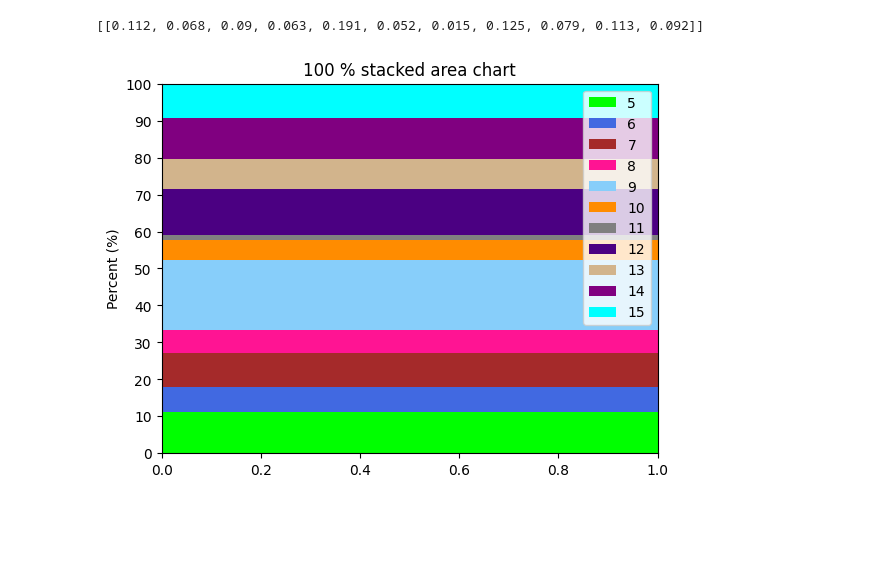
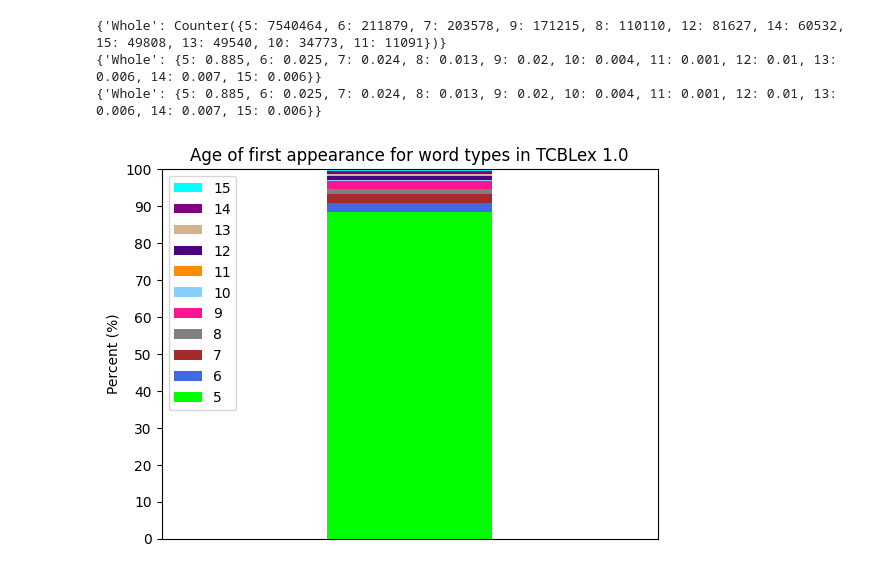
Before and after one commit to TurkuNLP/FCBLex-pipeline, a Jupyter notebook: Interpret_Outputs_xlsx.ipynb, the cells around one changed output. Cells and saved outputs as stored; diff of their text form; code cells hidden in the pictures; blank space fills up the shorter version.

```diff
--- a/Interpret_Outputs_xlsx.ipynb
+++ b/Interpret_Outputs_xlsx.ipynb
@@ -107,7 +165,7 @@ def formatStatisticalData(dfs, column: str, names):
 
     return returnable
 # %%
-temp = list(formatStatisticalData(dfs_groups, 'Lemma CD', SHEET_NAMES_GROUPS).values())
+temp = list(formatStatisticalData(dfs_groups, 'Lemma DP', SHEET_NAMES_GROUPS).values())
 #temp.sort()
 for i in temp:
     print(i)
@@ -164,8 +282,8 @@ plt.show()
 # %%
-aoa_proportions_groups = getAoAInfo(dfs_groups)
+aoa_proportions_groups = getAoAInfo(dfs_groups, False, True)
 test = [[aoa_proportions_groups[y][x] for x in range(5,16)] for y in aoa_proportions_groups]
-for t in test:
-    t.reverse()
+#for t in test:
+#    t.reverse()
 
 y = np.column_stack(test)
 x = range(0,3)
@@ -173,16 +291,19 @@ x = range(0,3)
 # Make new array consisting of fractions of column-totals,
 # using .astype(float) to avoid integer division
 percent = y /  y.sum(axis=0).astype(float) * 100
-
 fig = plt.figure()
 ax = fig.add_subplot(111)
+totals = np.zeros(len(x))
+for i in range(len(percent)):
+    current = [percent[i][y] for y in range(len(x))]
+    ax.bar(x, current, bottom=totals, color=PLOT_COLORS[i])
+    totals = np.add(totals, current)
 
-ax.stackplot(x, percent, labels=PLOT_AGES, colors=PLOT_COLORS)
-ax.set_title('100 % stacked area chart')
+
+ax.set_title('Age of first appearance for word types within age groups')
 ax.set_ylabel('Percent (%)')
 ax.margins(0, 0) # Set margins to avoid "whitespace"
 ax.set_xticks(x, labels=SHEET_NAMES_GROUPS)
 ax.set_yticks(range(0,110,10))
-ax.legend()
 plt.show()
 # %% [output]
@@ -190,26 +314,37 @@ plt.show()
 # %%
-aoa_proportions_whole = getAoAInfo(dfs_whole)
+aoa_proportions_whole = getAoAInfo(dfs_whole, True, True)
 test = [[aoa_proportions_whole[y][x] for x in range(5,16)] for y in aoa_proportions_whole]
 
-print(test)
-
 y = np.column_stack(test)
-x = range(0,2)
+x = range(0,1)
 
 # Make new array consisting of fractions of column-totals,
 # using .astype(float) to avoid integer division
 percent = y /  y.sum(axis=0).astype(float) * 100
 
 fig = plt.figure()
 ax = fig.add_subplot(111)
 
-ax.stackplot(x, percent, labels=PLOT_AGES, colors=PLOT_COLORS)
-ax.set_title('100 % stacked area chart')
+totals = np.zeros(len(x))
+for i in range(len(percent)):
+    current = [percent[i][0]]
+    ax.bar(x, current, bottom=totals, color=PLOT_COLORS[i], width=0.5)
+    totals = np.add(totals, current)
+
+ax.set_title('Age of first appearance for word types in TCBLex 1.0')
 ax.set_ylabel('Percent (%)')
-ax.margins(0, 0) # Set margins to avoid "whitespace"
+ax.margins(1, 0) # Set margins to avoid "whitespace"
 ax.set_yticks(range(0,110,10))
-ax.legend()
+plt.tick_params(
+    axis='x',          # changes apply to the x-axis
+    which='both',      # both major and minor ticks are affected
+    bottom=False,      # ticks along the bottom edge are off
+    top=False,         # ticks along the top edge are off
+    labelbottom=False) # labels along the bottom edge are off
+ax.legend(reverse=True, labels=PLOT_AGES, loc='upper left')
 plt.show()
 # %% [output]
-[[0.112, 0.068, 0.09, 0.063, 0.191, 0.052, 0.015, 0.125, 0.079, 0.113, 0.092]]
+{'Whole': Counter({5: 7540464, 6: 211879, 7: 203578, 9: 171215, 8: 110110, 12: 81627, 14: 60532, 15: 49808, 13: 49540, 10: 34773, 11: 11091})}
+{'Whole': {5: 0.885, 6: 0.025, 7: 0.024, 8: 0.013, 9: 0.02, 10: 0.004, 11: 0.001, 12: 0.01, 13: 0.006, 14: 0.007, 15: 0.006}}
+{'Whole': {5: 0.885, 6: 0.025, 7: 0.024, 8: 0.013, 9: 0.02, 10: 0.004, 11: 0.001, 12: 0.01, 13: 0.006, 14: 0.007, 15: 0.006}}
-[figure, old version]
+[figure, new version]
```
Also changed, not shown: parts of 19 cells of this notebook, 7 other files.
